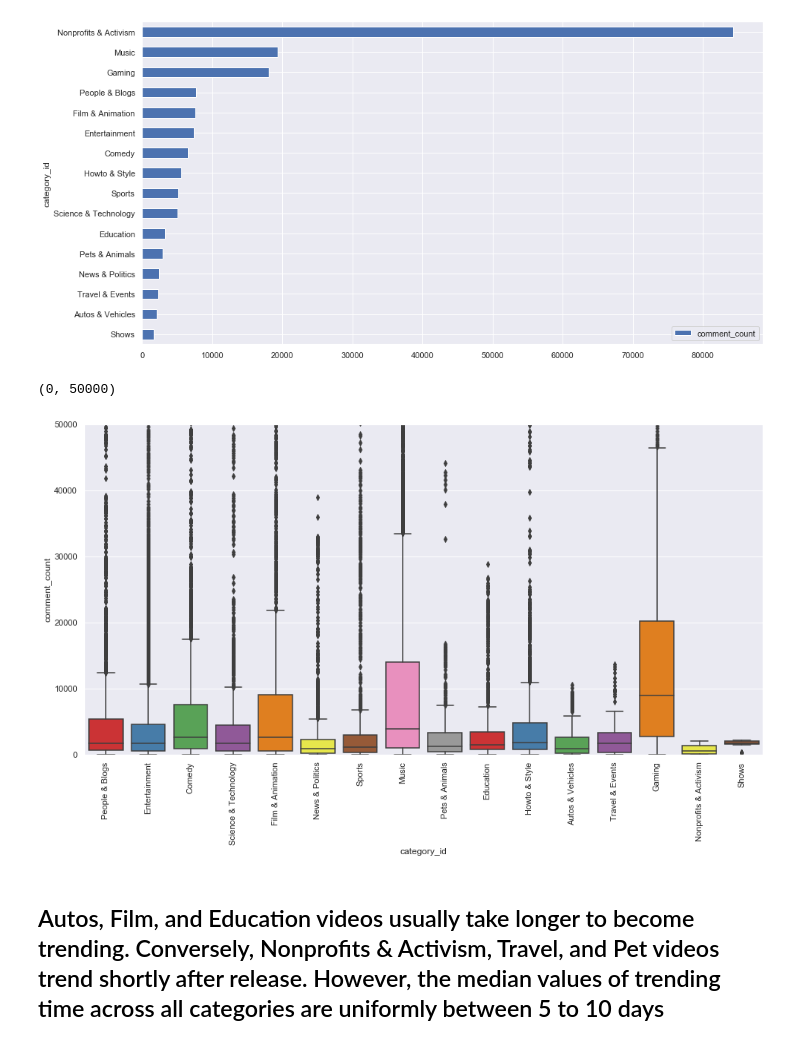
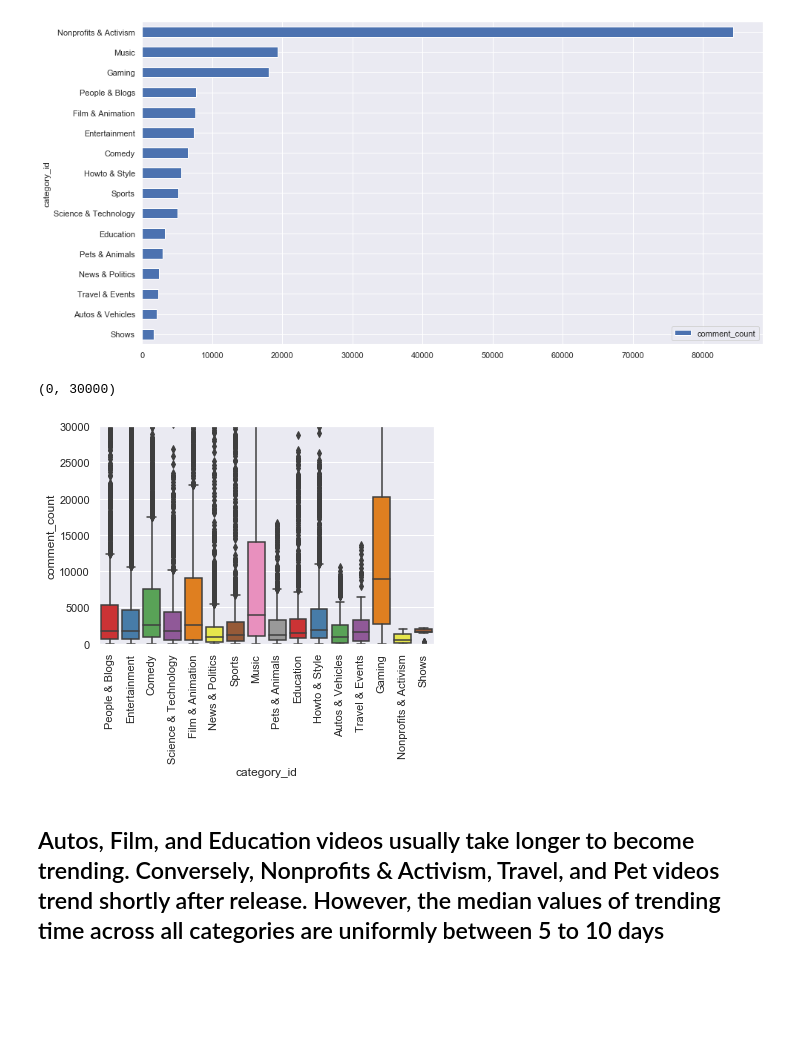
Before and after one commit to loc-vu/yt-trends, a Jupyter notebook: Correlation Analysis.ipynb, the cells around one changed output. Cells and saved outputs as stored; diff of their text form; code cells hidden in the pictures; blank space fills up the shorter version.

```diff
--- a/Correlation Analysis.ipynb
+++ b/Correlation Analysis.ipynb
@@ -293,11 +242,11 @@ us_data.groupby("category_id").mean().sort_values('comment_count').plot(kind='ba
 # %%
 sns.boxplot(x="category_id", y="comment_count", data=us_data, palette="Set1")
 plt.xticks(rotation=90)
 axes = plt.gca()
-axes.set_ylim([0,50000])
+axes.set_ylim([0,30000])
 # %% [output]
-(0, 50000)
+(0, 30000)
-[figure, old version]
+[figure, new version]
 # %% [markdown]
 ## Autos, Film, and Education videos usually take longer to become trending. Conversely, Nonprofits & Activism, Travel, and Pet videos trend shortly after release. However, the median values of trending time across all categories are uniformly between 5 to 10 days
 # %%
```
Also changed, not shown: parts of 16 cells of this notebook.
